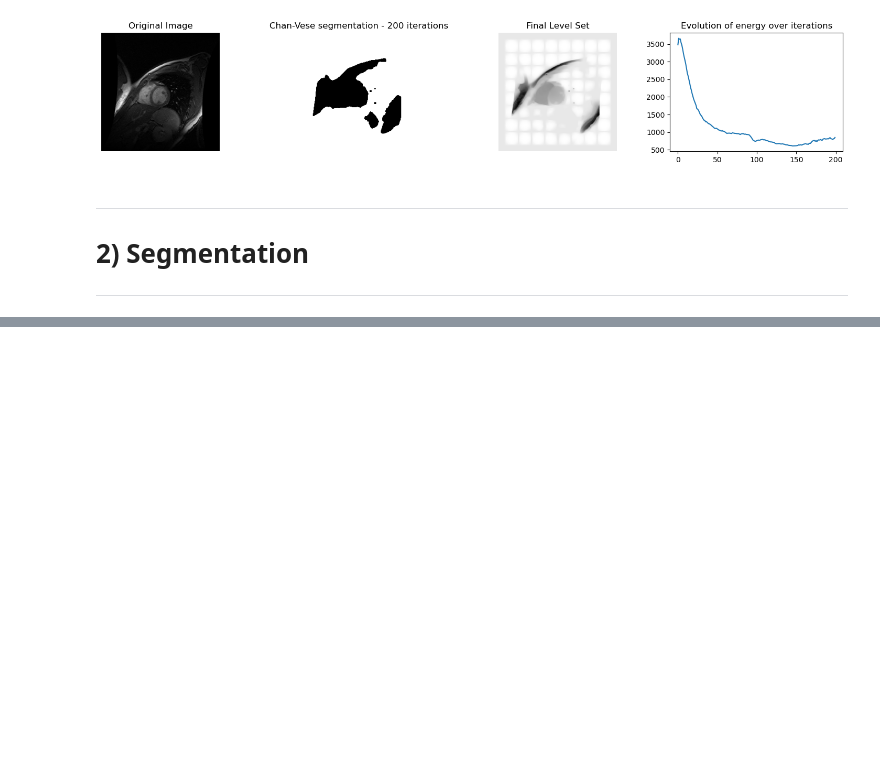
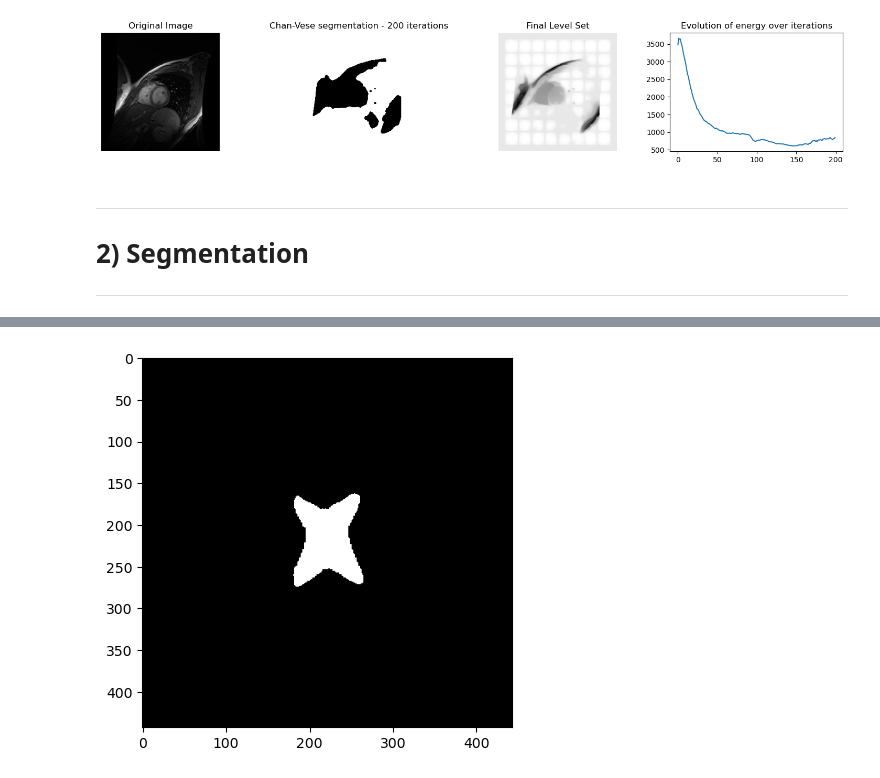
Before and after one commit to muhamed-aroui/Practical-Work, a Jupyter notebook: M2/AdvancedImageProcessing/TP-DeformableModels/tp_deformable-models.ipynb, the cells around one changed output, grey strips where cells are left out. Drawn from its saved outputs; the diff is of its cells as text; code cells hidden in the pictures; blank space fills up the shorter version.

```diff
--- a/M2/AdvancedImageProcessing/TP-DeformableModels/tp_deformable-models.ipynb
+++ b/M2/AdvancedImageProcessing/TP-DeformableModels/tp_deformable-models.ipynb
@@ -508,0 +524,9 @@ vis_chan_vese(image, mu=1, lambda1=10, lambda2=1, tol=1e-3, max_iter=200,
+# %%
+#binart msk
+bm=np.zeros(image.shape)
+bm[150:280,180:290] =1
+bm=bm*cv[0]
+plt.imshow(bm,cmap="gray")
+plt.show()
+# %% [output]
+[figure, added]
```
Also changed, not shown: parts of 8 cells of this notebook.
